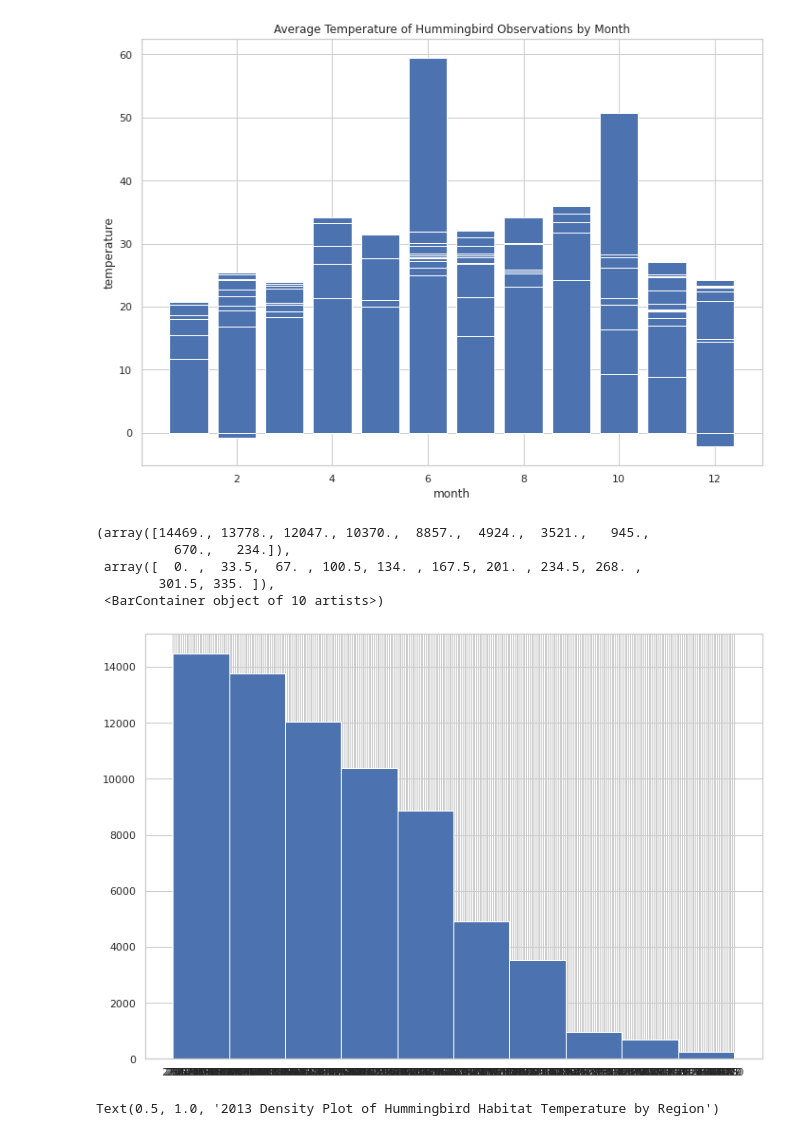
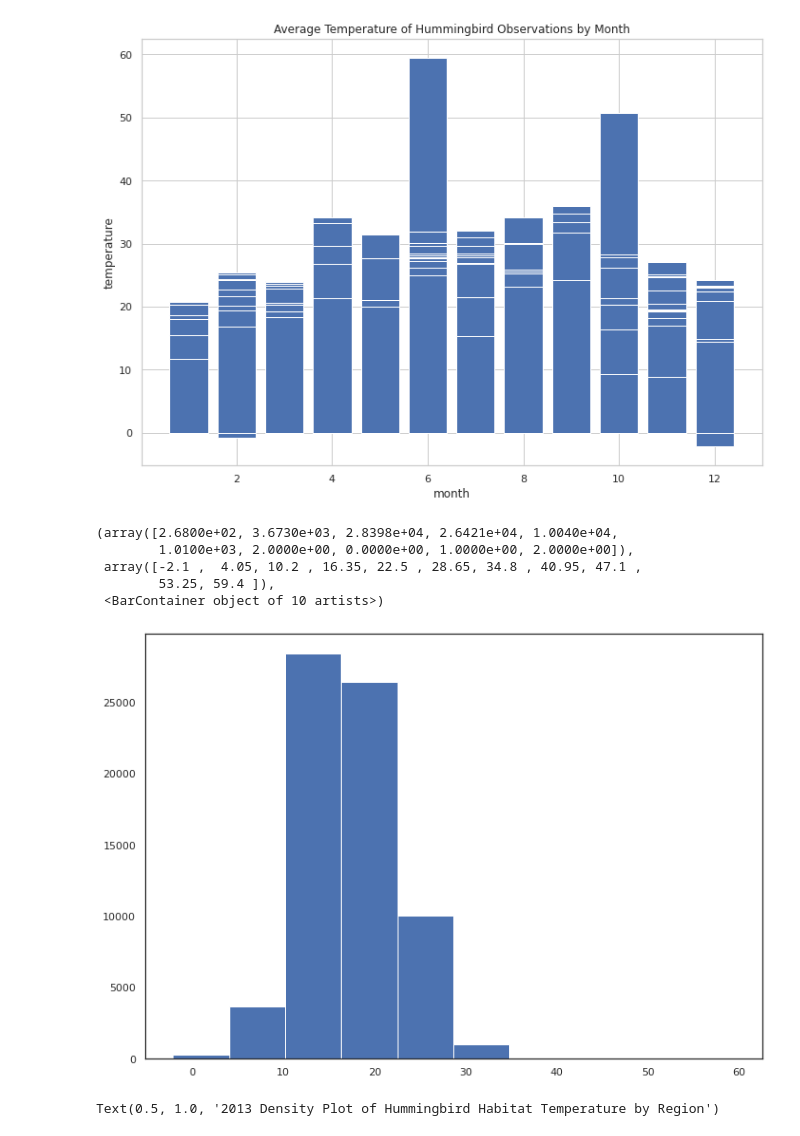
Before and after one commit to imshivs/hummingbirds, a Jupyter notebook: hummingbirds_FINAL_PROJECT.ipynb, the cells around one changed output. Cells and saved outputs as stored; diff of their text form; code cells hidden in the pictures.

```diff
--- a/hummingbirds_FINAL_PROJECT.ipynb
+++ b/hummingbirds_FINAL_PROJECT.ipynb
@@ -315,15 +315,16 @@ plt.ylabel('temperature')
 plt.show()
 # %% [output]
 [figure]
-# %%
-plt.hist(observations_with_temps['tavg'])
-# %% [output]
-(array([14469., 13778., 12047., 10370.,  8857.,  4924.,  3521.,   945.,
-          670.,   234.]),
- array([  0. ,  33.5,  67. , 100.5, 134. , 167.5, 201. , 234.5, 268. ,
-        301.5, 335. ]),
- <BarContainer object of 10 artists>)
-[figure, removed]
+# %%
+observations_with_temps['tavg'] = pd.to_numeric(observations_with_temps['tavg'])
+plt.hist(observations_with_temps['tavg'])
+# %% [output]
+(array([2.6800e+02, 3.6730e+03, 2.8398e+04, 2.6421e+04, 1.0040e+04,
+        1.0100e+03, 2.0000e+00, 0.0000e+00, 1.0000e+00, 2.0000e+00]),
+ array([-2.1 ,  4.05, 10.2 , 16.35, 22.5 , 28.65, 34.8 , 40.95, 47.1 ,
+        53.25, 59.4 ]),
+ <BarContainer object of 10 artists>)
+[figure, added]
 # %%
 sns.set(rc={'figure.figsize':(11.7,8.27)})
 sns.set_style("white")
```
